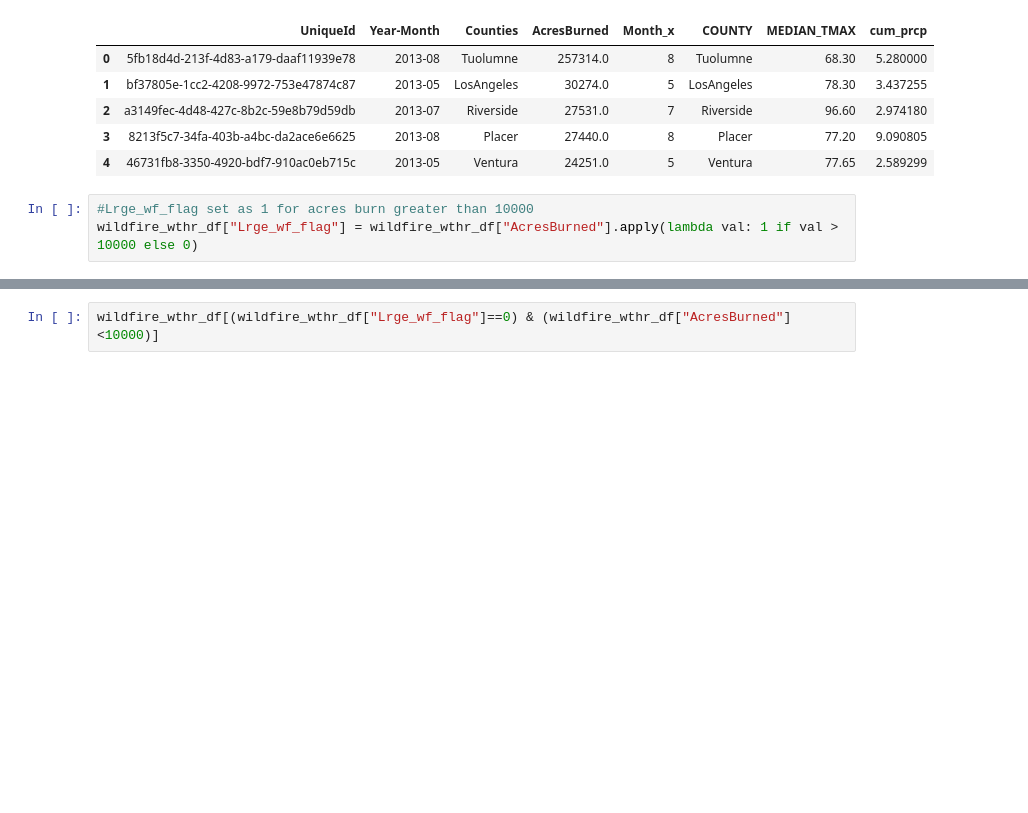
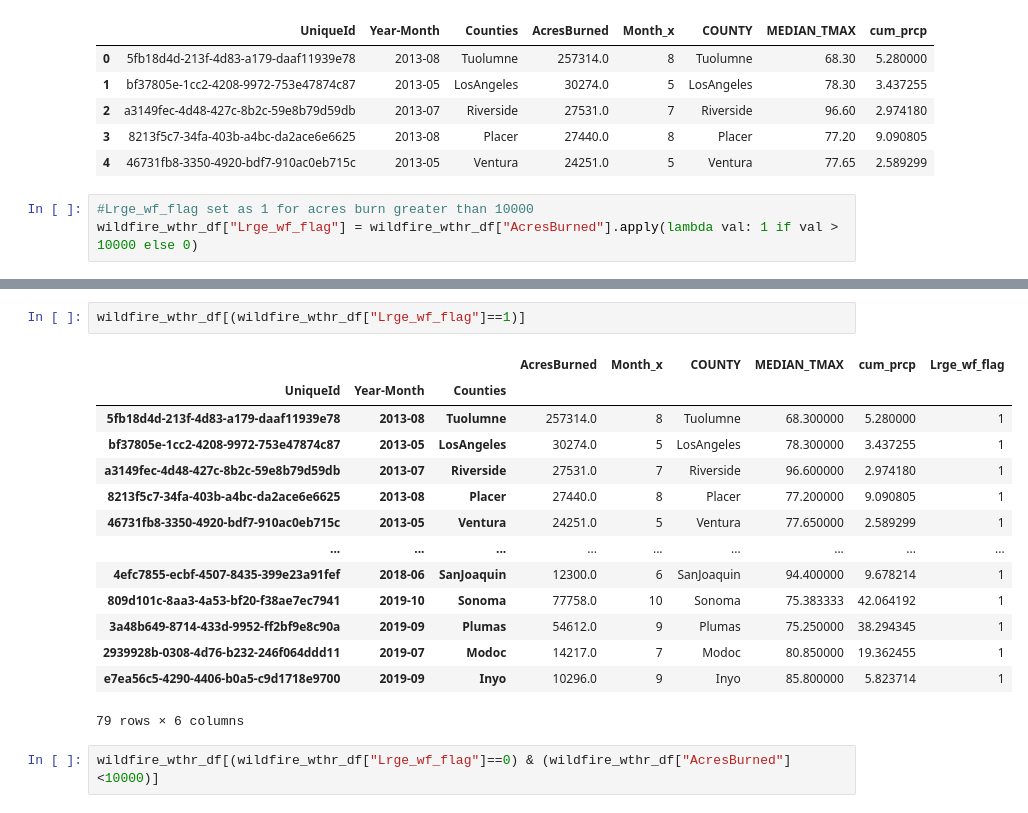
Before and after one commit to chloebellehooton/Group-5-Project, a Jupyter notebook: Supervised_Learning_Very_Large_Wildfire.ipynb, the cells around one changed output, grey strips where cells are left out. Saved outputs shown, nothing was run; the diff lists cells and outputs as text; blank space fills up the shorter version.

```diff
--- a/Supervised_Learning_Very_Large_Wildfire.ipynb
+++ b/Supervised_Learning_Very_Large_Wildfire.ipynb
@@ -68,6 +68,23 @@ wildfire_wthr_df.head(50)
 | 47 | eb5a3f2a-0c25-417a-af78-bb0d643247c7 | 2013-09 | LosAngeles | 268.0 | 9 | LosAngeles | 87.200000 | 3.522518 | 0 |
 | 48 | f6f6fefa-ac4e-466f-815e-492416e37b98 | 2013-09 | SanDiego | 263.0 | 9 | SanDiego | 83.500000 | 4.882476 | 0 |
 | 49 | 62eabea3-40be-497d-94e4-150f011b925f | 2013-08 | SanBernardino | 243.0 | 8 | SanBernardino | 94.500000 | 2.494127 | 0 |
+# %%
+wildfire_wthr_df[(wildfire_wthr_df["Lrge_wf_flag"]==1)]
+# %% [output]
+|  |  |  | AcresBurned | Month_x | COUNTY | MEDIAN_TMAX | cum_prcp | Lrge_wf_flag |
+| UniqueId | Year-Month | Counties |  |  |  |  |  |  |
+| 5fb18d4d-213f-4d83-a179-daaf11939e78 | 2013-08 | Tuolumne | 257314.0 | 8 | Tuolumne | 68.300000 | 5.280000 | 1 |
+| bf37805e-1cc2-4208-9972-753e47874c87 | 2013-05 | LosAngeles | 30274.0 | 5 | LosAngeles | 78.300000 | 3.437255 | 1 |
+| a3149fec-4d48-427c-8b2c-59e8b79d59db | 2013-07 | Riverside | 27531.0 | 7 | Riverside | 96.600000 | 2.974180 | 1 |
+| 8213f5c7-34fa-403b-a4bc-da2ace6e6625 | 2013-08 | Placer | 27440.0 | 8 | Placer | 77.200000 | 9.090805 | 1 |
+| 46731fb8-3350-4920-bdf7-910ac0eb715c | 2013-05 | Ventura | 24251.0 | 5 | Ventura | 77.650000 | 2.589299 | 1 |
+| ... | ... | ... | ... | ... | ... | ... | ... | ... |
+| 4efc7855-ecbf-4507-8435-399e23a91fef | 2018-06 | SanJoaquin | 12300.0 | 6 | SanJoaquin | 94.400000 | 9.678214 | 1 |
+| 809d101c-8aa3-4a53-bf20-f38ae7ec7941 | 2019-10 | Sonoma | 77758.0 | 10 | Sonoma | 75.383333 | 42.064192 | 1 |
+| 3a48b649-8714-433d-9952-ff2bf9e8c90a | 2019-09 | Plumas | 54612.0 | 9 | Plumas | 75.250000 | 38.294345 | 1 |
+| 2939928b-0308-4d76-b232-246f064ddd11 | 2019-07 | Modoc | 14217.0 | 7 | Modoc | 80.850000 | 19.362455 | 1 |
+| e7ea56c5-4290-4406-b0a5-c9d1718e9700 | 2019-09 | Inyo | 10296.0 | 9 | Inyo | 85.800000 | 5.823714 | 1 |
+79 rows × 6 columns
 # %%
 wildfire_wthr_df[(wildfire_wthr_df["Lrge_wf_flag"]==0) & (wildfire_wthr_df["AcresBurned"]<10000)]
 # %% [output]
```
Also changed, not shown: parts of 1 cell of this notebook, 2 other files.
